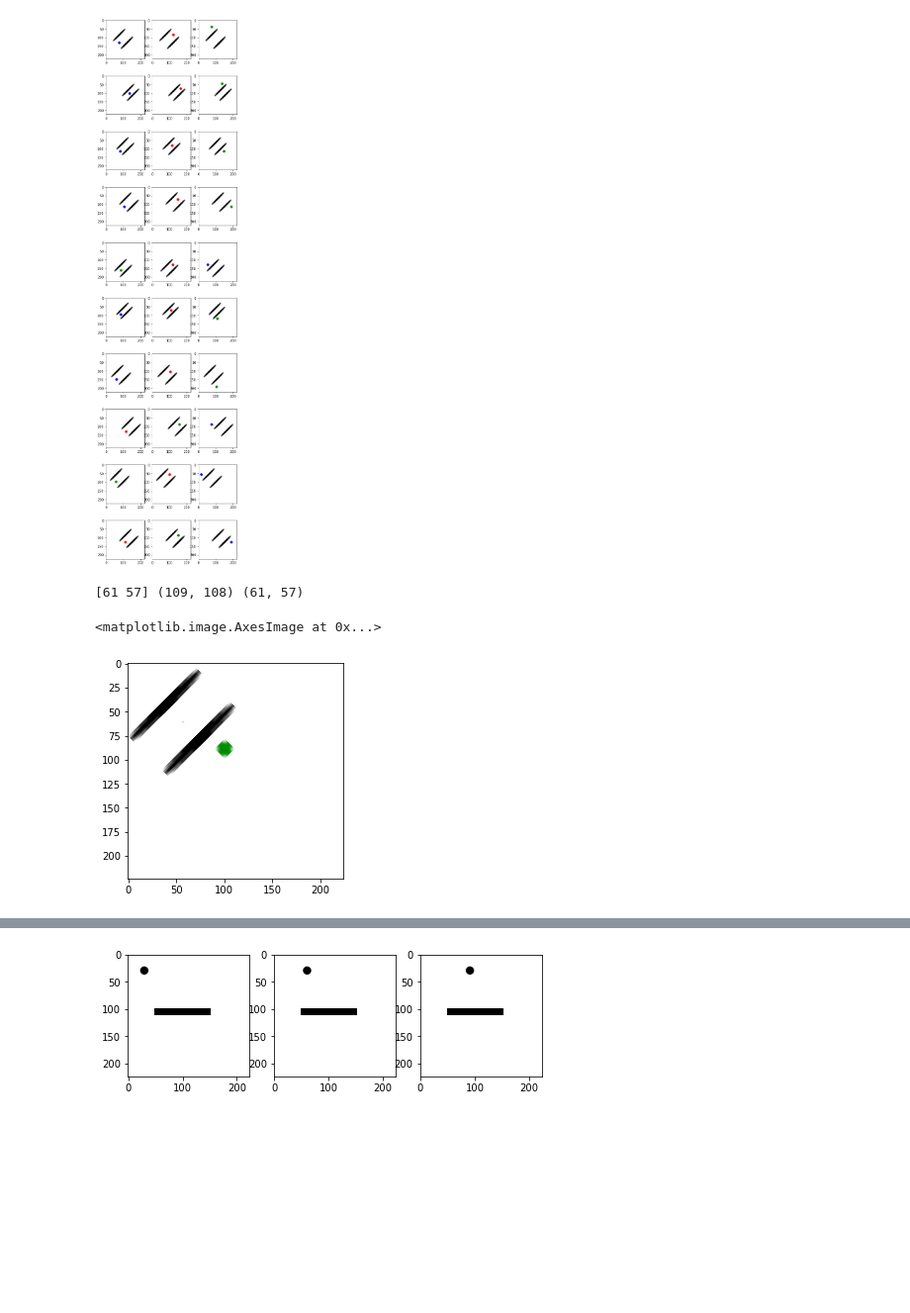
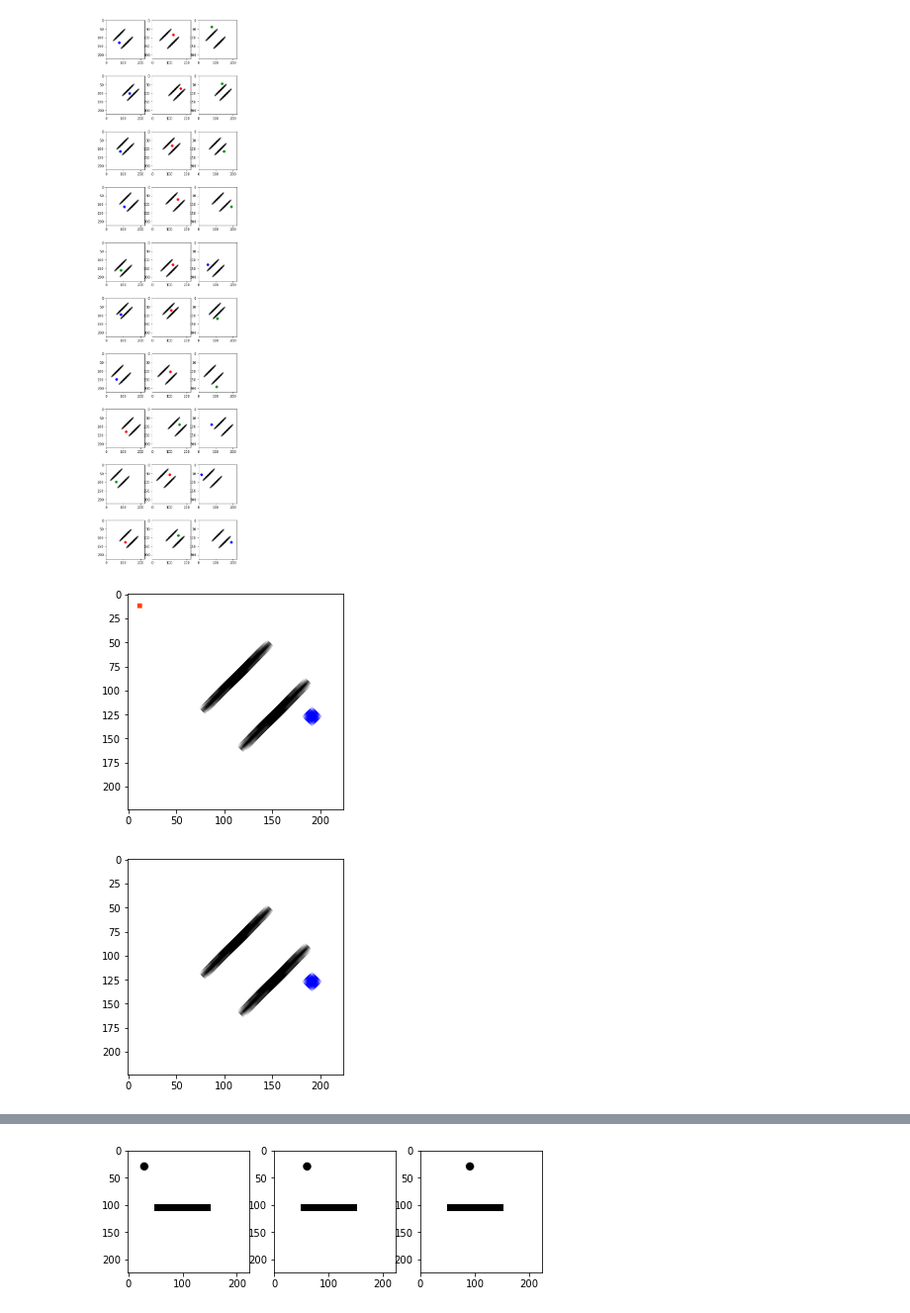
Before and after one commit to guydav/simple-relational-reasoning, a Jupyter notebook: notebooks/QuinnEmbeddingTask.ipynb, the cells around one changed output, grey strips where cells are left out. Shown: that part at 99% size. Saved outputs shown, nothing was run; the diff lists cells and outputs as text; code cells hidden in the pictures; blank space fills up the shorter version.

Commit message:
Working stimuli demo including diagonal
Doesn't yet include the random colors condition
Nor the multiple habituation stimuli

```diff
--- a/notebooks/QuinnEmbeddingTask.ipynb
+++ b/notebooks/QuinnEmbeddingTask.ipynb
@@ -109,18 +109,3 @@ for row in range(N):
 plt.show()
 # %% [output]
 [figure]
-# %%
-new_centroid = tuple((x == torch.tensor([1, 0.27, 0]).view(3, 1, 1)).all(axis=0).nonzero().squeeze().numpy())
-original_centroid = above_below_quinn_gen.centroids[-1]
-
-shape = gen.canvas_size
-x_cropped = transforms.functional.crop(x, *(new_centroid - original_centroid), *shape)
-
-post_crop_centroid = tuple((x_cropped == torch.tensor([1, 0.27, 0]).view(3, 1, 1)).all(axis=0).nonzero().squeeze().numpy())
-print(original_centroid, new_centroid, post_crop_centroid)
-
-plt.imshow(x_cropped.permute(1, 2, 0).numpy())
-# %% [output]
-[61 57] (109, 108) (61, 57)
-<matplotlib.image.AxesImage at 0x...>
-[figure, removed]
@@ -128,0 +112,21 @@ post_crop_centroid.shape
+# %%
+from scipy import ndimage as nd
+
+color = torch.tensor([1, 0.27, 0]).view(3, 1, 1)
+
+x_c = x.clone()
+x_c[:, 10:15, 10:15] = color
+plt.imshow(x_c.permute(1, 2, 0).numpy())
+plt.show()
+
+mask = (x_c == color).all(axis=0)
+ind = nd.distance_transform_edt(mask,
+                                return_distances=False,
+                                return_indices=True)
+
+x_f = x_c[:, ind[0], ind[1]]
+plt.imshow(x_f.permute(1, 2, 0).numpy())
+plt.show()
+# %% [output]
+[figure, added]
+[figure, added]
```
Also changed, not shown: parts of 8 cells of this notebook, 4 other files.
